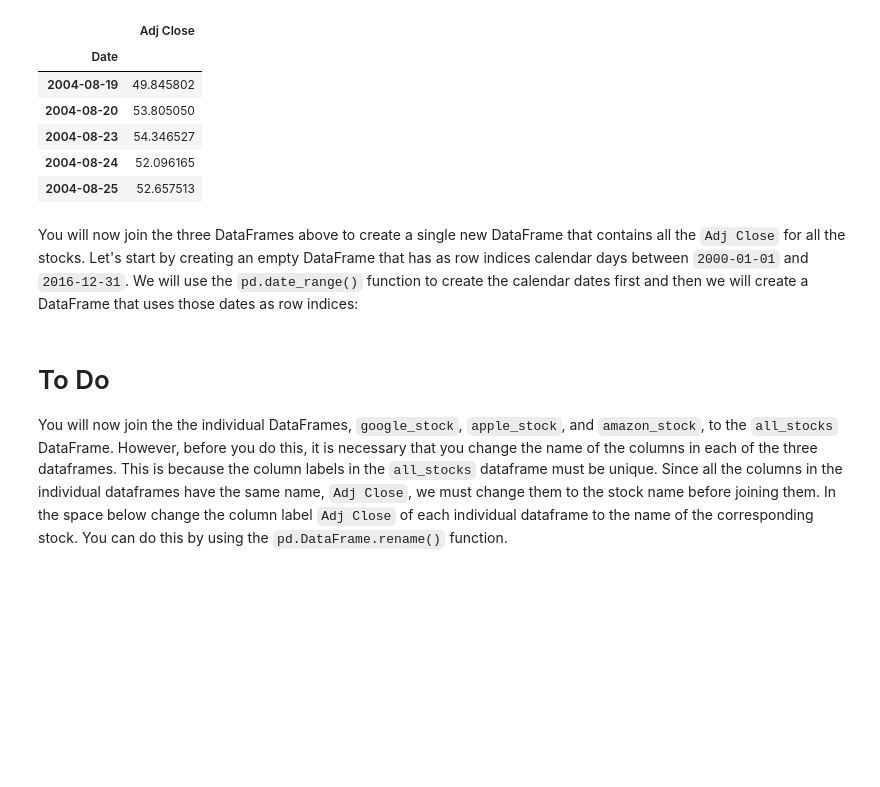
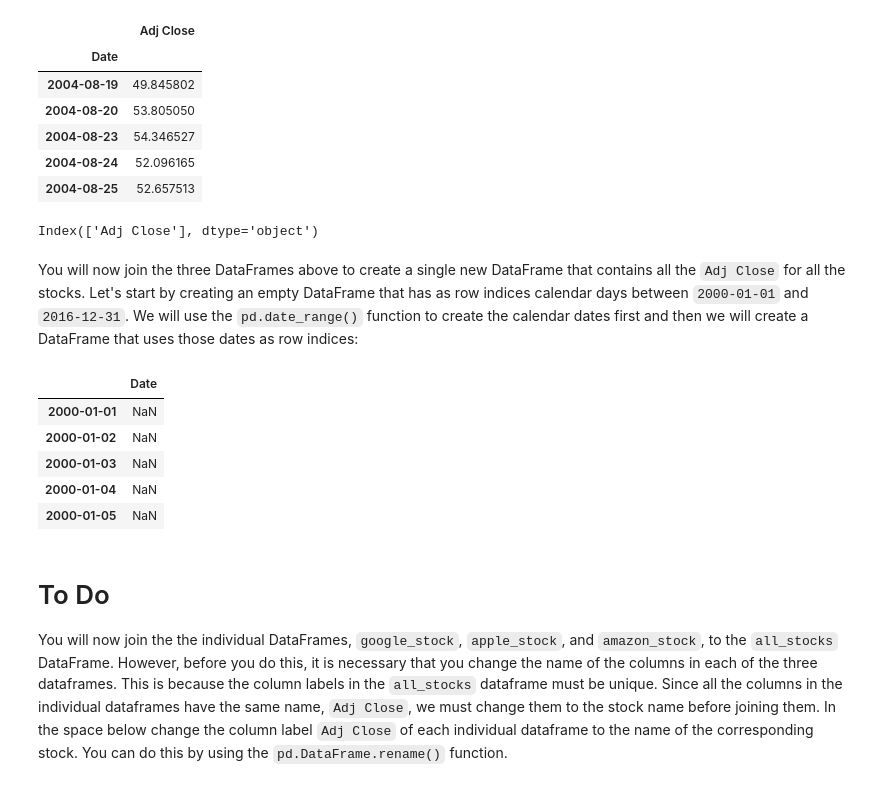
Before and after one commit to tripleaceme/AIPND, a Jupyter notebook: Pandas Mini-Project/Statistics from Stock Data.ipynb, the cells around one changed output. Cells and saved outputs as stored; diff of their text form; code cells hidden in the pictures; blank space fills up the shorter version.

```diff
--- a/Pandas Mini-Project/Statistics from Stock Data.ipynb
+++ b/Pandas Mini-Project/Statistics from Stock Data.ipynb
@@ -58,11 +58,23 @@ google_stock.head()
 | 2004-08-23 | 54.346527 |
 | 2004-08-24 | 52.096165 |
 | 2004-08-25 | 52.657513 |
+# %%
+google_stock.columns
+# %% [output]
+Index(['Adj Close'], dtype='object')
 # %% [markdown]
 You will now join the three DataFrames above to create a single new DataFrame that contains all the `Adj Close` for all the stocks. Let's start by creating an empty DataFrame that has as row indices calendar days between `2000-01-01`  and `2016-12-31`. We will use the `pd.date_range()` function to create the calendar dates first and then we will create a DataFrame that uses those dates as row indices:
 # %%
 # We create calendar dates between '2000-01-01' and  '2016-12-31'
 dates = pd.date_range('2000-01-01', '2016-12-31')
 
 # We create and empty DataFrame that uses the above dates as indices
-all_stocks = pd.DataFrame(index = dates)
+all_stocks = pd.DataFrame(index = dates, columns=["Date"])
+all_stocks.head()
+# %% [output]
+|  | Date |
+| 2000-01-01 | NaN |
+| 2000-01-02 | NaN |
+| 2000-01-03 | NaN |
+| 2000-01-04 | NaN |
+| 2000-01-05 | NaN |
```
Also changed, not shown: parts of 6 cells of this notebook.
